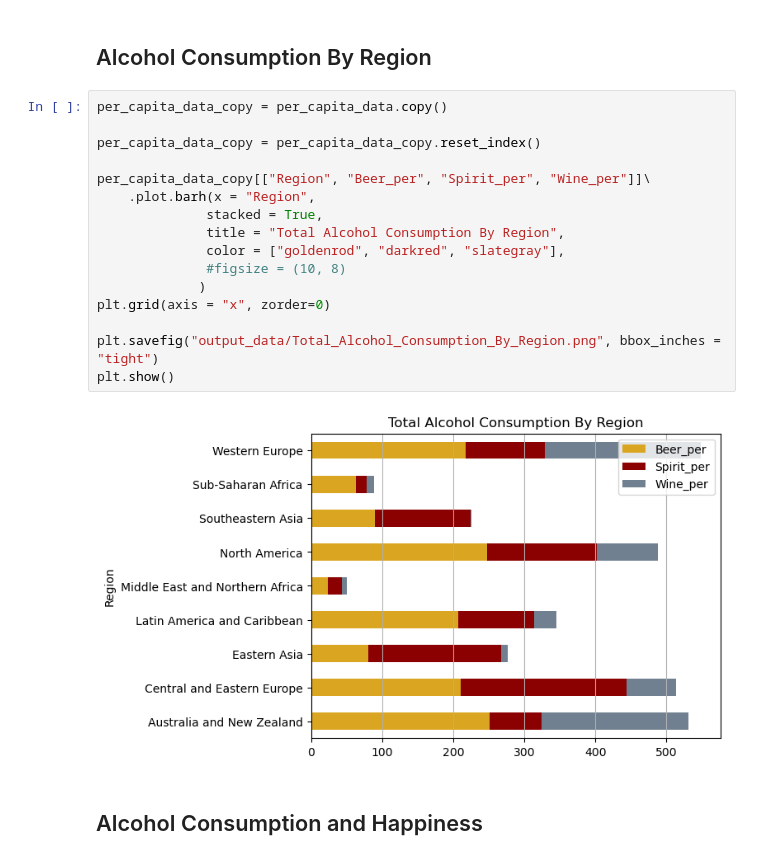
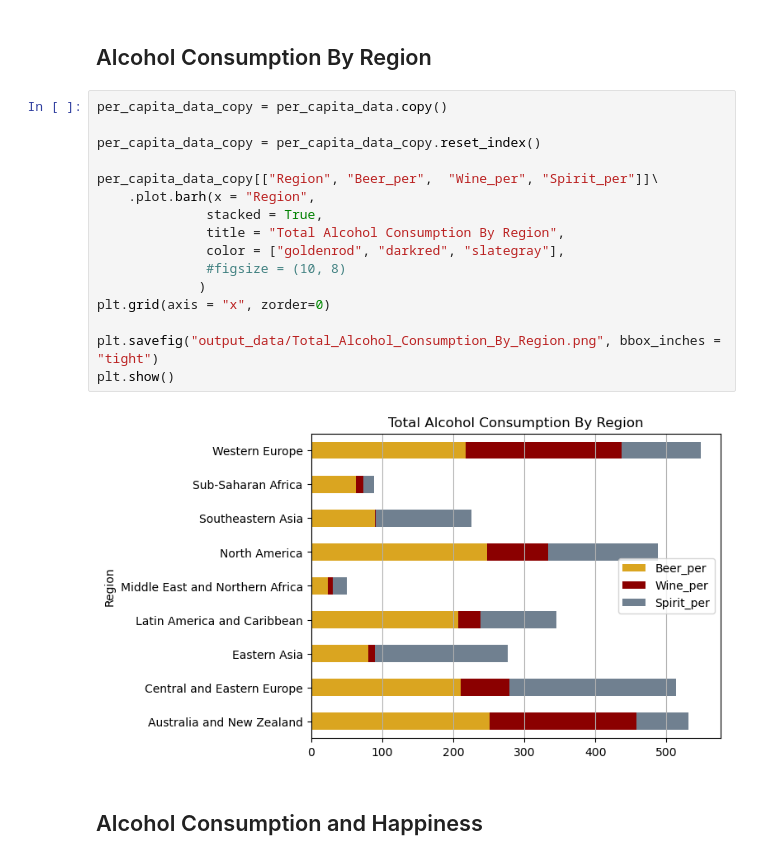
Before and after one commit to mattcaseycpa/project1, a Jupyter notebook: project.ipynb, the cells around one changed output. Saved outputs shown, nothing was run; the diff lists cells and outputs as text.

Commit message:
fixing the alcohol by region graph colors

```diff
--- a/project.ipynb
+++ b/project.ipynb
@@ -824,21 +824,21 @@ The correlation coefficient between GDP and Happiness Score is: PearsonRResult(s
 # %%
 per_capita_data_copy = per_capita_data.copy()
 
 per_capita_data_copy = per_capita_data_copy.reset_index()
 
-per_capita_data_copy[["Region", "Beer_per", "Spirit_per", "Wine_per"]]\
+per_capita_data_copy[["Region", "Beer_per",  "Wine_per", "Spirit_per"]]\
     .plot.barh(x = "Region",
               stacked = True,
               title = "Total Alcohol Consumption By Region",
               color = ["goldenrod", "darkred", "slategray"],
               #figsize = (10, 8)
              )
 plt.grid(axis = "x", zorder=0)
 
 plt.savefig("output_data/Total_Alcohol_Consumption_By_Region.png", bbox_inches = "tight")
 plt.show()
 # %% [output]
-[figure, old version]
+[figure, new version]
 # %% [markdown]
 ## Alcohol Consumption and Happiness
 # %%
```
Also changed, not shown: 1 other file.
